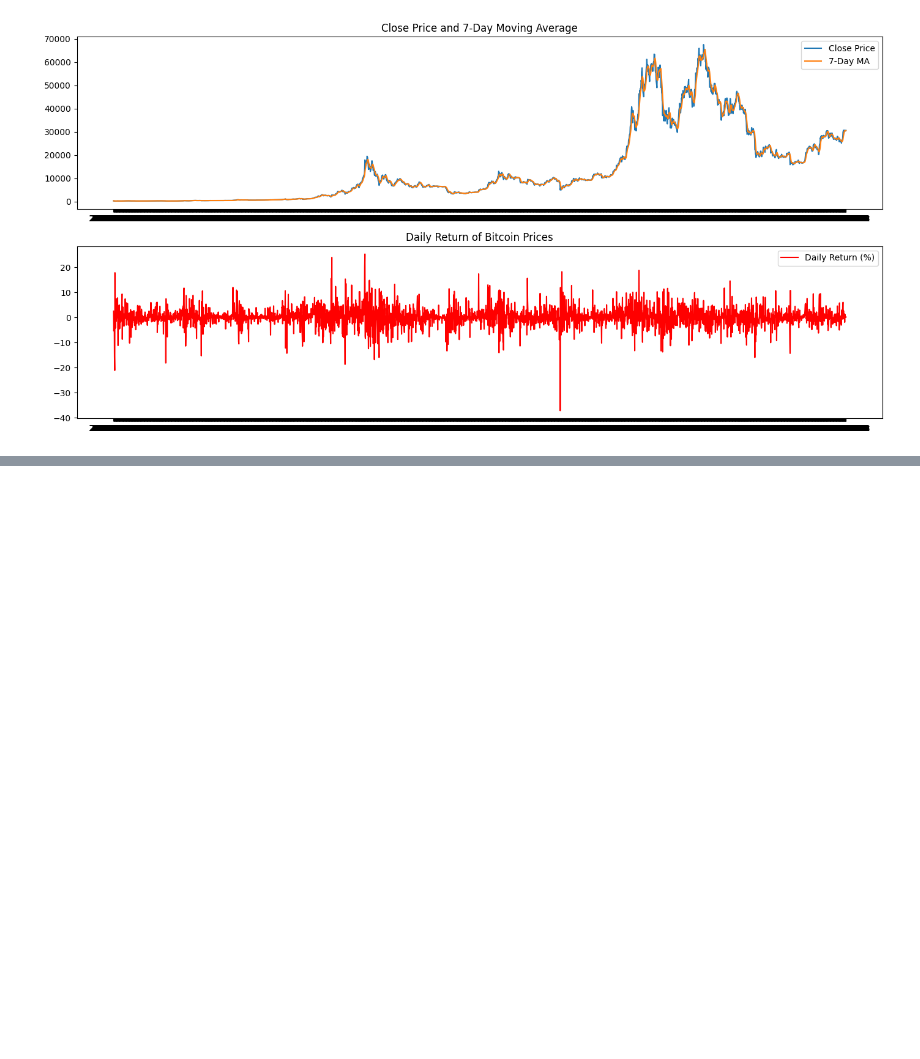
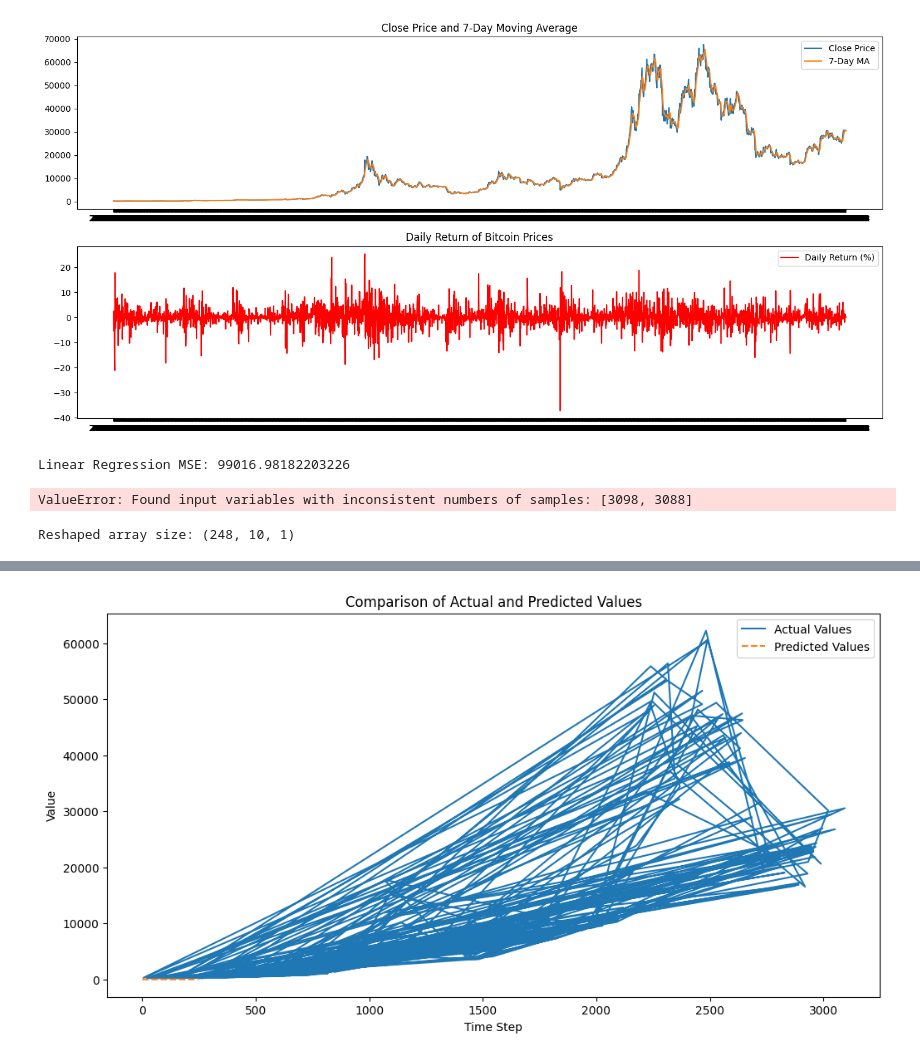
Before and after one commit to Goodevil01/Data-Prep-Ca1-, a Jupyter notebook: Strategic_Thinking_Ca2_.ipynb, the cells around one changed output, grey strips where cells are left out. Saved outputs shown, nothing was run; the diff lists cells and outputs as text; code cells hidden in the pictures; blank space fills up the shorter version.

```diff
--- a/Strategic_Thinking_Ca2_.ipynb
+++ b/Strategic_Thinking_Ca2_.ipynb
@@ -960,3 +965,82 @@ plt.tight_layout()
 plt.show()
 # %% [output]
 [figure]
+# %%
+X = df[['Open', 'High', 'Low', 'Volume']]
+y = df['Close']
+
+# Splitting data into training and testing sets
+X_train, X_test, y_train, y_test = train_test_split(X, y, test_size=0.2, random_state=42)
+
+# Initialize and train the Linear Regression model
+lr_model = LinearRegression()
+lr_model.fit(X_train, y_train)
+
+# Make predictions
+y_pred = lr_model.predict(X_test)
+
+# Evaluate the model
+mse = mean_squared_error(y_test, y_pred)
+print(f"Linear Regression MSE: {mse}")
+# %% [output]
+Linear Regression MSE: 99016.98182203226
+# %%
+true_prices_scaled = np.array([i[0] for i in generator.targets]).reshape(-1, 1)
+
+# Now you can safely use inverse_transform
+true_prices = scaler.inverse_transform(true_prices_scaled)
+
+# Assuming 'predicted' contains your model's predictions, ensure it is also properly reshaped
+predicted_prices = scaler.inverse_transform(predicted.reshape(-1, 1))
+
+# Calculate MSE
+mse = mean_squared_error(true_prices, predicted_prices)
+print(f"LSTM MSE: {mse}")
+# %% [output]
+ValueError: Found input variables with inconsistent numbers of samples: [3098, 3088]
+# %%
+
+# Assume X_test_array is the array you need to reshape, and it has 2480 points
+X_test_array = np.random.rand(2480)  # Example array, replace with your actual data
+
+# Define the sequence length
+sequence_length = 10
+
+# Calculate the number of sequences that can fully fit into the dataset
+total_sequences = len(X_test_array) // sequence_length
+
+# Ensure the total data is exactly divisible by (total_sequences * sequence_length)
+trimmed_data = X_test_array[:total_sequences * sequence_length]
+
+# Reshape the data
+X_test_sequences = trimmed_data.reshape(total_sequences, sequence_length, 1)
+
+# Verify the reshaped size and structure
+print(f"Reshaped array size: {X_test_sequences.shape}")  # Should print (248, 10, 1)
+
+# If you have a model to predict, use it here
+# predicted_values = model.predict(X_test_sequences)
+# %% [output]
+Reshaped array size: (248, 10, 1)
+# %%
+# Assuming 'model' is your pre-trained LSTM model
+predicted_values = model.predict(X_test_sequences)
+
+# If you need to process or visualize the predictions, continue with those steps
+# For example, visualizing the predicted values against actual values (if you have them)
+if 'y_test' in globals() or 'y_test' in locals():
+    if len(y_test) >= 248:  # Ensure y_test has at least as many entries as predictions
+        actual_values = y_test[:248]  # Adjust this as necessary
+        plt.figure(figsize=(12, 6))
+        plt.plot(actual_values, label='Actual Values')
+        plt.plot(predicted_values.flatten(), label='Predicted Values', linestyle='--')
+        plt.title('Comparison of Actual and Predicted Values')
+        plt.xlabel('Time Step')
+        plt.ylabel('Value')
+        plt.legend()
+        plt.show()
+    else:
+        print("Warning: The actual values 'y_test' do not have enough data points for comparison.")
+else:
+    print("No actual values 'y_test' found for comparison.")
+# %% [output]
@@ -962,0 +1048 @@ plt.show()
+[figure, added]
```
Also changed, not shown: parts of 32 cells of this notebook.
